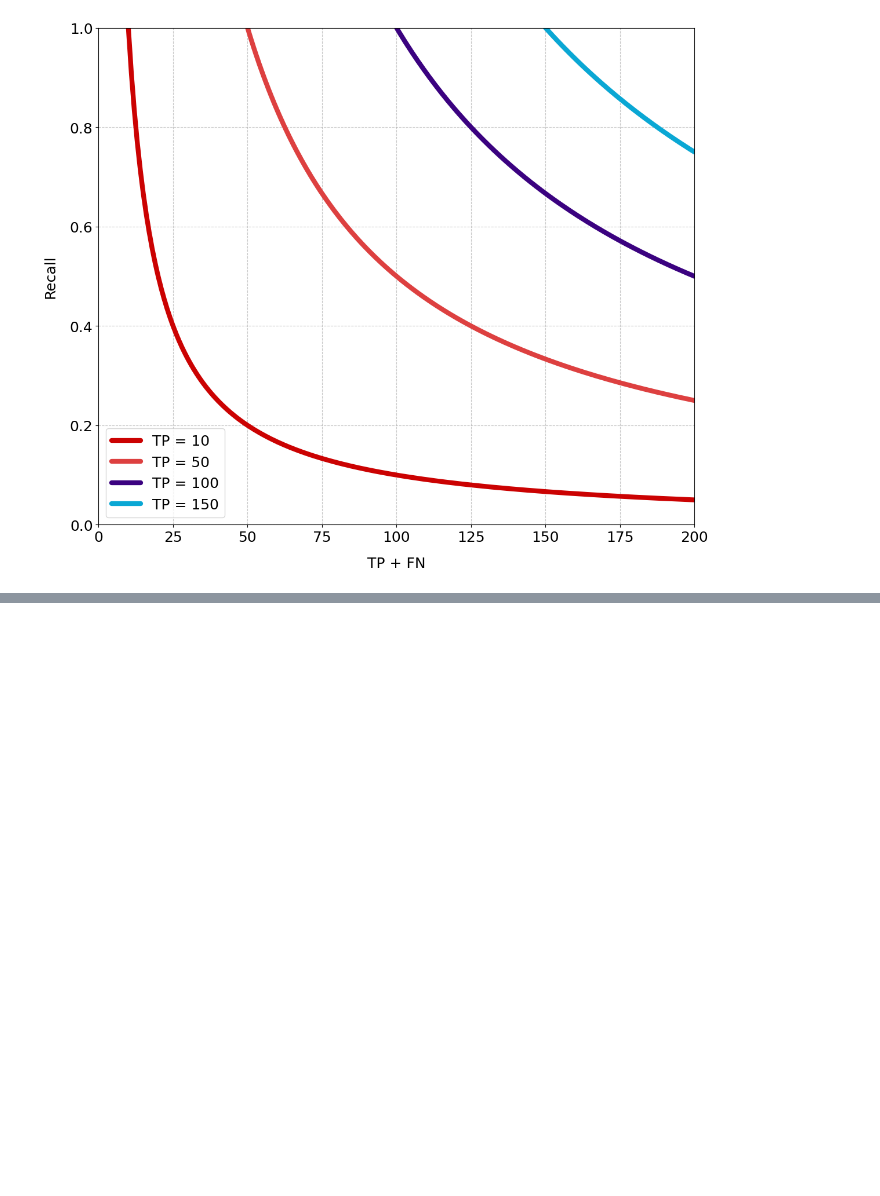
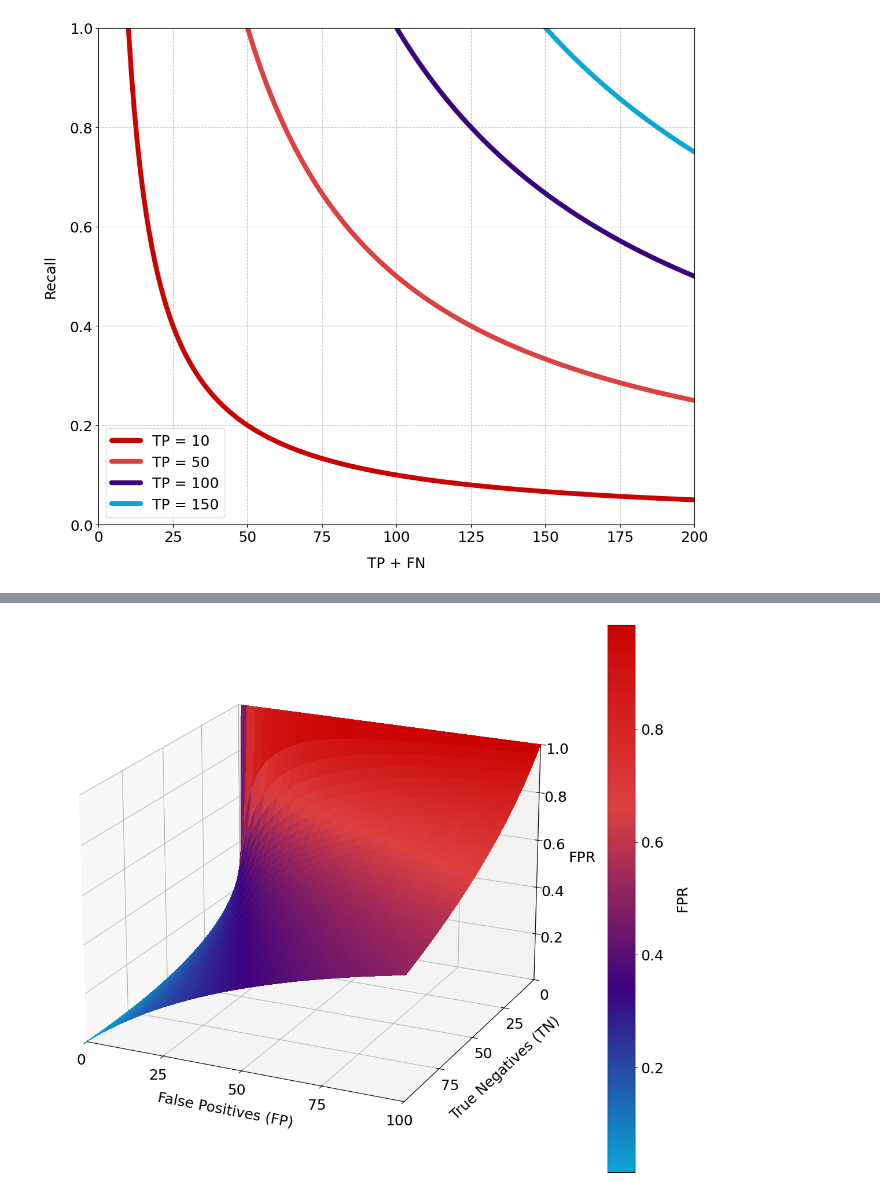
Before and after one commit to NannyML/The-Little-Book-of-ML-Metrics, a Jupyter notebook: classification_plots.ipynb, the cells around one changed output, grey strips where cells are left out. Drawn from its saved outputs; the diff is of its cells as text; code cells hidden in the pictures; blank space fills up the shorter version.

```diff
--- a/classification_plots.ipynb
+++ b/classification_plots.ipynb
@@ -156,0 +206,45 @@ plt.show()
+# %%
+# Generate data for FP and TN
+fp = np.linspace(0, 100, 101)
+tn = np.linspace(0, 100, 101)
+FP, TN = np.meshgrid(fp, tn)
+
+# Calculate FPR
+FPR = FP / (FP + TN)
+FPR = np.nan_to_num(FPR, 0)
+
+# Create 3D plot
+fig = plt.figure(figsize=(12, 10))
+ax = fig.add_subplot(111, projection='3d')
+
+# Plot the surface
+surf = ax.plot_surface(FP, TN, FPR, cmap=nml_cmap,
+                       linewidth=0, antialiased=False)
+
+# Set labels and title
+ax.set_xlabel('False Positives (FP)')
+ax.set_ylabel('True Negatives (TN)')
+ax.set_zlabel('FPR')
+
+# Set axis limits
+ax.set_xlim(0, 100)
+ax.set_ylim(100, 0)
+ax.set_zlim(0, 1)
+
+ax.set_xticks([0, 25, 50, 75, 100])
+ax.set_yticks([0, 25, 50, 75])
+ax.set_zticks([0.2, 0.4, 0.6, 0.8, 1.0])
+ax.tick_params(axis='z', which='major', pad=5)
+
+# Add colorbar
+cbar = fig.colorbar(surf)
+cbar.set_label('FPR')
+
+# Adjust the viewing angle
+ax.view_init(elev=20, azim=-65)
+
+plt.tight_layout()
+plt.savefig('plots/FPR_3d_surface.png', dpi=300)
+plt.show()
+# %% [output]
+[figure, added]
```
Also changed, not shown: parts of 2 cells of this notebook, 2 other files.
